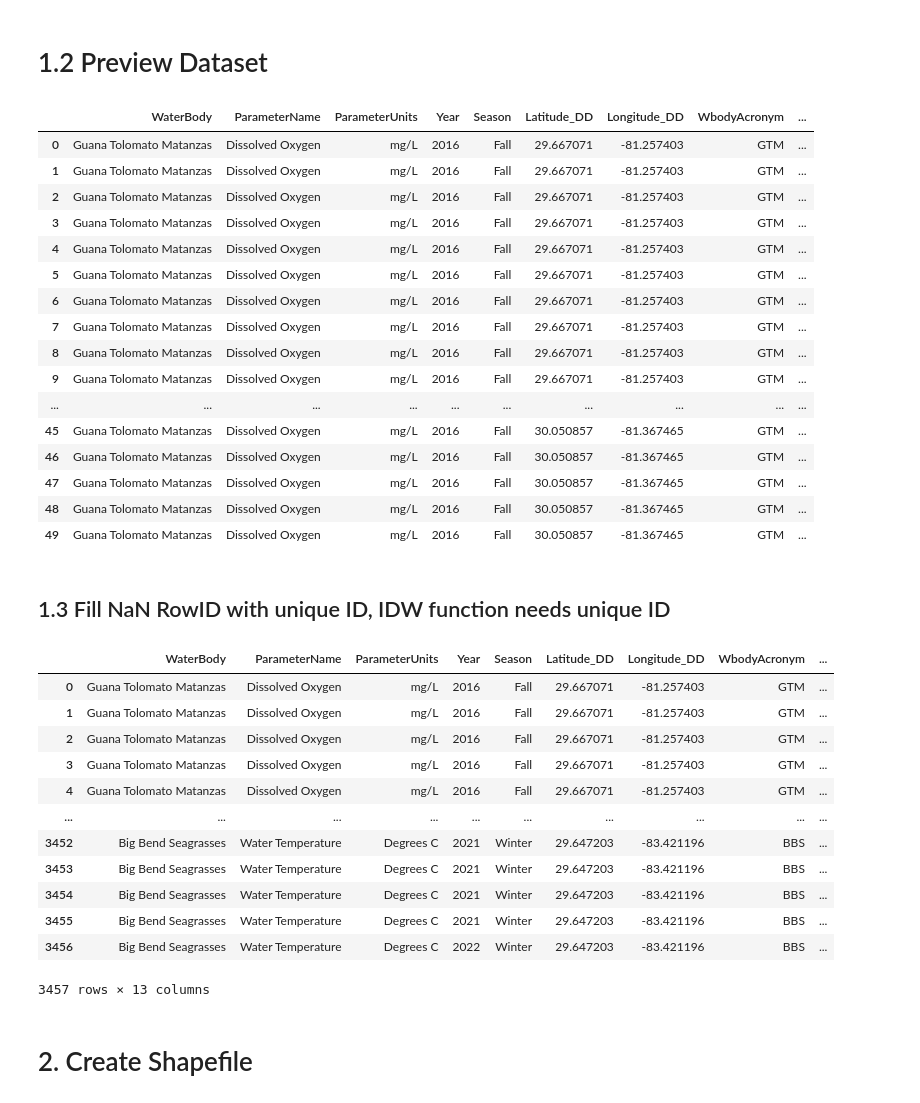
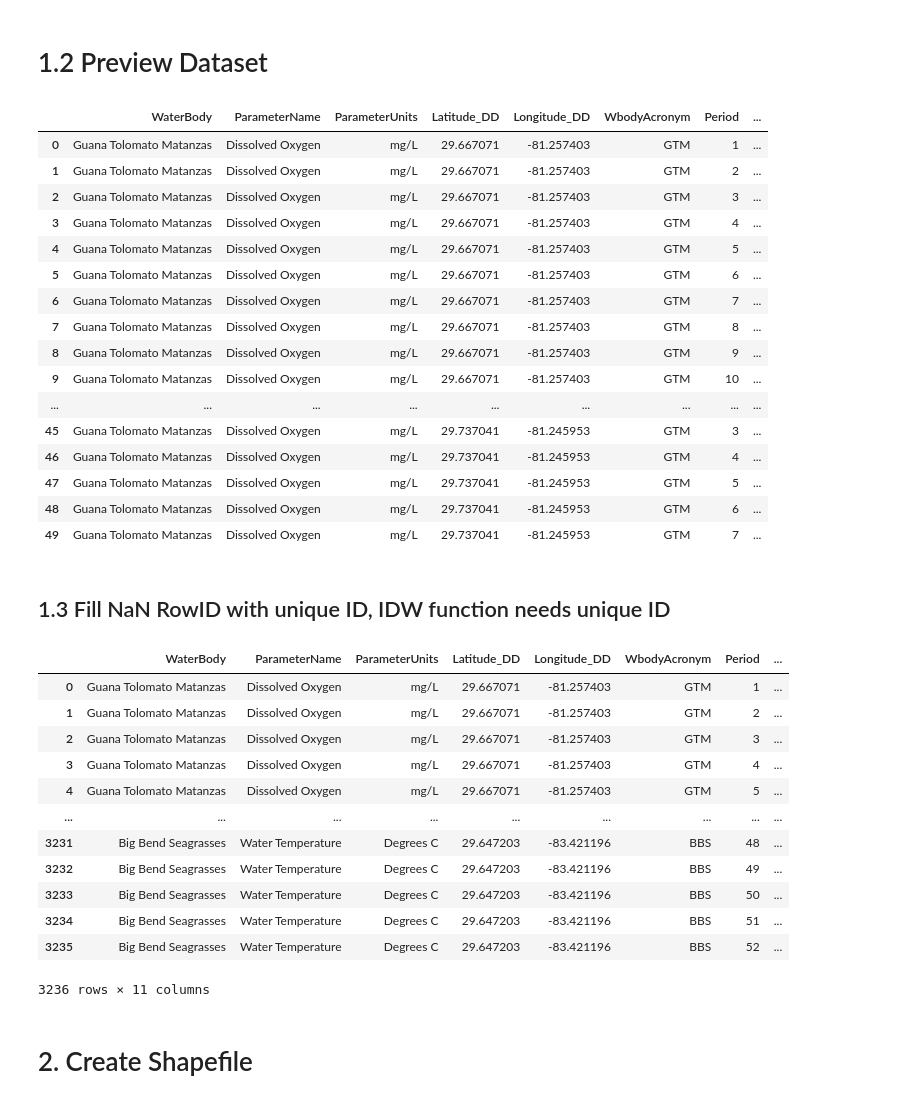
Before and after one commit to qiang-yi/SEACAR_WQ_Task2, a Jupyter notebook: Task_2B/IDW_Con_Month_Week.ipynb, the cells around one changed output. Saved outputs shown, nothing was run; the diff lists cells and outputs as text; code cells hidden in the pictures.

```diff
--- a/Task_2B/IDW_Con_Month_Week.ipynb
+++ b/Task_2B/IDW_Con_Month_Week.ipynb
@@ -129,6 +130,6 @@ sel_week_temp = []
 for each in area_ab:
     df_week_temp = select_data_period(dfConTime,str(each)," 52 week")
     df_week_temp_group = df_week_temp.groupby(['WaterBody','ParameterName','ParameterUnits',
-                                          'Year','Season','Latitude_DD','Longitude_DD','WbodyAcronym',"Period"])["ResultValue"].agg("mean").reset_index()
+                                               'Latitude_DD','Longitude_DD','WbodyAcronym',"Period"])["ResultValue"].agg("mean").reset_index()
     sel_week_temp.append(df_week_temp_group)
 df_week_select_Mean = pd.concat(sel_week_temp,ignore_index=True)
@@ -267,43 +272,43 @@ df_week_table.to_csv(gis_path + 'week_table.csv')
 # %%
 df_week_select_Mean.head(50)
 # %% [output]
-|  | WaterBody | ParameterName | ParameterUnits | Year | Season | Latitude_DD | Longitude_DD | WbodyAcronym | ... |
-| 0 | Guana Tolomato Matanzas | Dissolved Oxygen | mg/L | 2016 | Fall | 29.667071 | -81.257403 | GTM | ... |
-| 1 | Guana Tolomato Matanzas | Dissolved Oxygen | mg/L | 2016 | Fall | 29.667071 | -81.257403 | GTM | ... |
-| 2 | Guana Tolomato Matanzas | Dissolved Oxygen | mg/L | 2016 | Fall | 29.667071 | -81.257403 | GTM | ... |
-| 3 | Guana Tolomato Matanzas | Dissolved Oxygen | mg/L | 2016 | Fall | 29.667071 | -81.257403 | GTM | ... |
-| 4 | Guana Tolomato Matanzas | Dissolved Oxygen | mg/L | 2016 | Fall | 29.667071 | -81.257403 | GTM | ... |
-| 5 | Guana Tolomato Matanzas | Dissolved Oxygen | mg/L | 2016 | Fall | 29.667071 | -81.257403 | GTM | ... |
-| 6 | Guana Tolomato Matanzas | Dissolved Oxygen | mg/L | 2016 | Fall | 29.667071 | -81.257403 | GTM | ... |
-| 7 | Guana Tolomato Matanzas | Dissolved Oxygen | mg/L | 2016 | Fall | 29.667071 | -81.257403 | GTM | ... |
-| 8 | Guana Tolomato Matanzas | Dissolved Oxygen | mg/L | 2016 | Fall | 29.667071 | -81.257403 | GTM | ... |
-| 9 | Guana Tolomato Matanzas | Dissolved Oxygen | mg/L | 2016 | Fall | 29.667071 | -81.257403 | GTM | ... |
-| ... | ... | ... | ... | ... | ... | ... | ... | ... | ... |
-| 45 | Guana Tolomato Matanzas | Dissolved Oxygen | mg/L | 2016 | Fall | 30.050857 | -81.367465 | GTM | ... |
-| 46 | Guana Tolomato Matanzas | Dissolved Oxygen | mg/L | 2016 | Fall | 30.050857 | -81.367465 | GTM | ... |
-| 47 | Guana Tolomato Matanzas | Dissolved Oxygen | mg/L | 2016 | Fall | 30.050857 | -81.367465 | GTM | ... |
-| 48 | Guana Tolomato Matanzas | Dissolved Oxygen | mg/L | 2016 | Fall | 30.050857 | -81.367465 | GTM | ... |
-| 49 | Guana Tolomato Matanzas | Dissolved Oxygen | mg/L | 2016 | Fall | 30.050857 | -81.367465 | GTM | ... |
+|  | WaterBody | ParameterName | ParameterUnits | Latitude_DD | Longitude_DD | WbodyAcronym | Period | ... |
+| 0 | Guana Tolomato Matanzas | Dissolved Oxygen | mg/L | 29.667071 | -81.257403 | GTM | 1 | ... |
+| 1 | Guana Tolomato Matanzas | Dissolved Oxygen | mg/L | 29.667071 | -81.257403 | GTM | 2 | ... |
+| 2 | Guana Tolomato Matanzas | Dissolved Oxygen | mg/L | 29.667071 | -81.257403 | GTM | 3 | ... |
+| 3 | Guana Tolomato Matanzas | Dissolved Oxygen | mg/L | 29.667071 | -81.257403 | GTM | 4 | ... |
+| 4 | Guana Tolomato Matanzas | Dissolved Oxygen | mg/L | 29.667071 | -81.257403 | GTM | 5 | ... |
+| 5 | Guana Tolomato Matanzas | Dissolved Oxygen | mg/L | 29.667071 | -81.257403 | GTM | 6 | ... |
+| 6 | Guana Tolomato Matanzas | Dissolved Oxygen | mg/L | 29.667071 | -81.257403 | GTM | 7 | ... |
+| 7 | Guana Tolomato Matanzas | Dissolved Oxygen | mg/L | 29.667071 | -81.257403 | GTM | 8 | ... |
+| 8 | Guana Tolomato Matanzas | Dissolved Oxygen | mg/L | 29.667071 | -81.257403 | GTM | 9 | ... |
+| 9 | Guana Tolomato Matanzas | Dissolved Oxygen | mg/L | 29.667071 | -81.257403 | GTM | 10 | ... |
+| ... | ... | ... | ... | ... | ... | ... | ... | ... |
+| 45 | Guana Tolomato Matanzas | Dissolved Oxygen | mg/L | 29.737041 | -81.245953 | GTM | 3 | ... |
+| 46 | Guana Tolomato Matanzas | Dissolved Oxygen | mg/L | 29.737041 | -81.245953 | GTM | 4 | ... |
+| 47 | Guana Tolomato Matanzas | Dissolved Oxygen | mg/L | 29.737041 | -81.245953 | GTM | 5 | ... |
+| 48 | Guana Tolomato Matanzas | Dissolved Oxygen | mg/L | 29.737041 | -81.245953 | GTM | 6 | ... |
+| 49 | Guana Tolomato Matanzas | Dissolved Oxygen | mg/L | 29.737041 | -81.245953 | GTM | 7 | ... |
 # %% [markdown]
 ## 1.3 Fill NaN RowID with unique ID, IDW function needs unique ID <a class="anchor" id="reg_id"></a>
 # %%
-idw_rk_x.fill_nan_rowids(df_week_select_Mean, 'RowID')
+idw_rk.fill_nan_rowids(df_week_select_Mean, 'RowID')
 
 df_week_select_Mean['RowID'] = df_week_select_Mean['RowID'].astype(int)
 df_week_select_Mean
 # %% [output]
-|  | WaterBody | ParameterName | ParameterUnits | Year | Season | Latitude_DD | Longitude_DD | WbodyAcronym | ... |
-| 0 | Guana Tolomato Matanzas | Dissolved Oxygen | mg/L | 2016 | Fall | 29.667071 | -81.257403 | GTM | ... |
-| 1 | Guana Tolomato Matanzas | Dissolved Oxygen | mg/L | 2016 | Fall | 29.667071 | -81.257403 | GTM | ... |
-| 2 | Guana Tolomato Matanzas | Dissolved Oxygen | mg/L | 2016 | Fall | 29.667071 | -81.257403 | GTM | ... |
-| 3 | Guana Tolomato Matanzas | Dissolved Oxygen | mg/L | 2016 | Fall | 29.667071 | -81.257403 | GTM | ... |
-| 4 | Guana Tolomato Matanzas | Dissolved Oxygen | mg/L | 2016 | Fall | 29.667071 | -81.257403 | GTM | ... |
-| ... | ... | ... | ... | ... | ... | ... | ... | ... | ... |
-| 3452 | Big Bend Seagrasses | Water Temperature | Degrees C | 2021 | Winter | 29.647203 | -83.421196 | BBS | ... |
-| 3453 | Big Bend Seagrasses | Water Temperature | Degrees C | 2021 | Winter | 29.647203 | -83.421196 | BBS | ... |
-| 3454 | Big Bend Seagrasses | Water Temperature | Degrees C | 2021 | Winter | 29.647203 | -83.421196 | BBS | ... |
-| 3455 | Big Bend Seagrasses | Water Temperature | Degrees C | 2021 | Winter | 29.647203 | -83.421196 | BBS | ... |
-| 3456 | Big Bend Seagrasses | Water Temperature | Degrees C | 2022 | Winter | 29.647203 | -83.421196 | BBS | ... |
+|  | WaterBody | ParameterName | ParameterUnits | Latitude_DD | Longitude_DD | WbodyAcronym | Period | ... |
+| 0 | Guana Tolomato Matanzas | Dissolved Oxygen | mg/L | 29.667071 | -81.257403 | GTM | 1 | ... |
+| 1 | Guana Tolomato Matanzas | Dissolved Oxygen | mg/L | 29.667071 | -81.257403 | GTM | 2 | ... |
+| 2 | Guana Tolomato Matanzas | Dissolved Oxygen | mg/L | 29.667071 | -81.257403 | GTM | 3 | ... |
+| 3 | Guana Tolomato Matanzas | Dissolved Oxygen | mg/L | 29.667071 | -81.257403 | GTM | 4 | ... |
+| 4 | Guana Tolomato Matanzas | Dissolved Oxygen | mg/L | 29.667071 | -81.257403 | GTM | 5 | ... |
+| ... | ... | ... | ... | ... | ... | ... | ... | ... |
+| 3231 | Big Bend Seagrasses | Water Temperature | Degrees C | 29.647203 | -83.421196 | BBS | 48 | ... |
+| 3232 | Big Bend Seagrasses | Water Temperature | Degrees C | 29.647203 | -83.421196 | BBS | 49 | ... |
+| 3233 | Big Bend Seagrasses | Water Temperature | Degrees C | 29.647203 | -83.421196 | BBS | 50 | ... |
+| 3234 | Big Bend Seagrasses | Water Temperature | Degrees C | 29.647203 | -83.421196 | BBS | 51 | ... |
+| 3235 | Big Bend Seagrasses | Water Temperature | Degrees C | 29.647203 | -83.421196 | BBS | 52 | ... |
-3457 rows × 13 columns
+3236 rows × 11 columns
 # %% [markdown]
 # 2. Create Shapefile <a class="anchor" id="reg_create_shp"></a>
```
Also changed, not shown: parts of 22 cells of this notebook, 4 other files.
